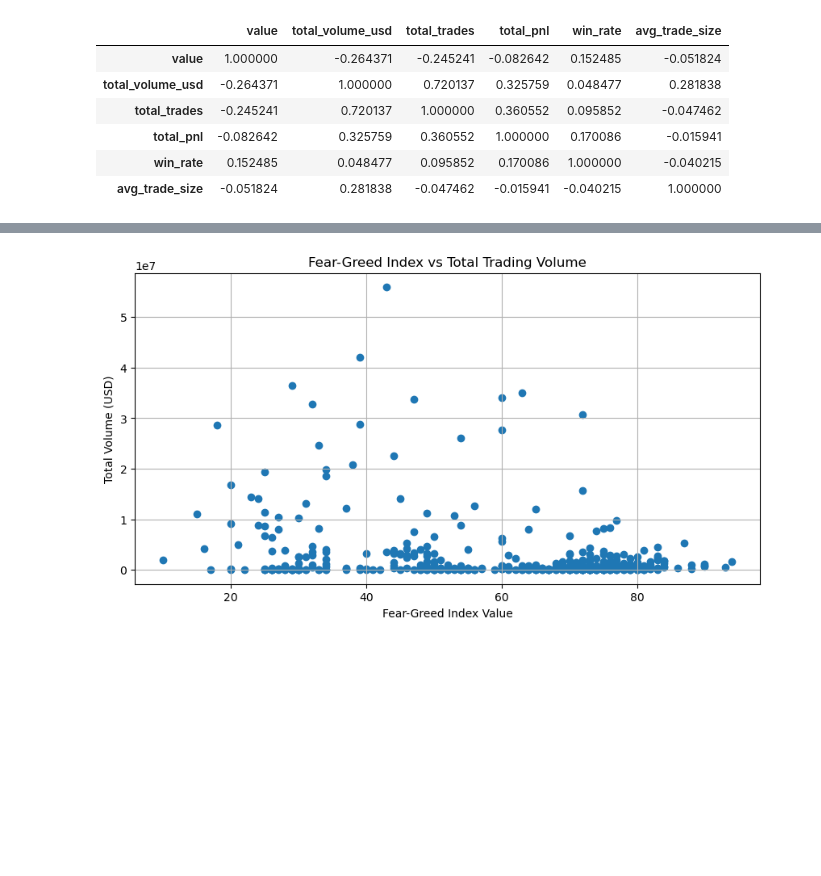
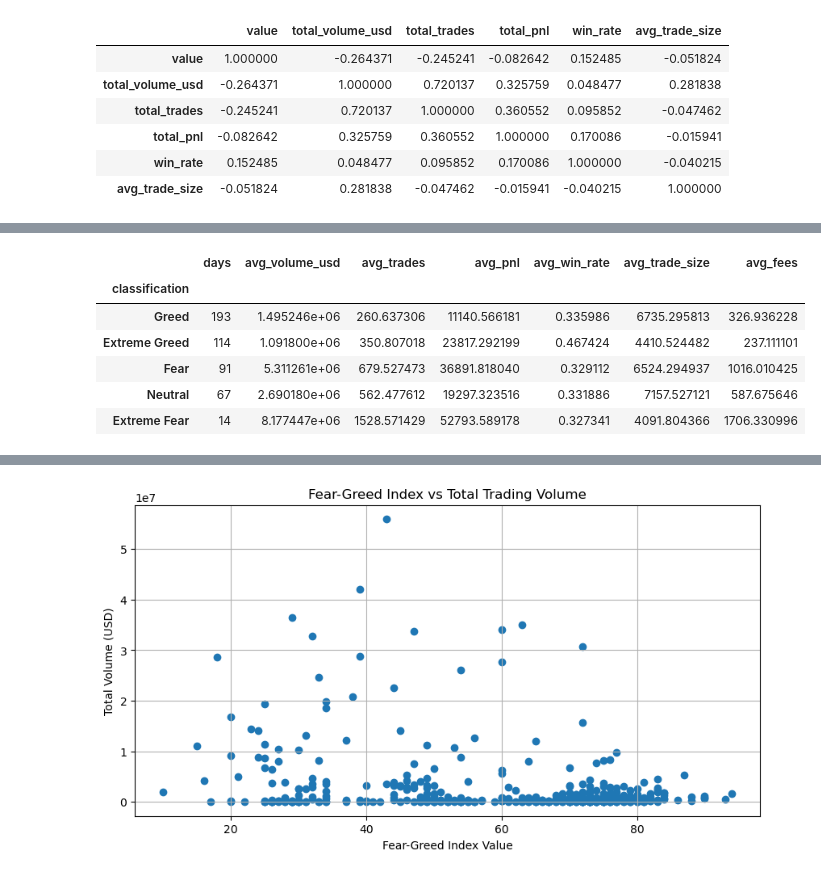
Before and after one commit to harsh2kum/Bitcoin-fear-greed-Trading-insights, a Jupyter notebook: Notebook_1.ipynb, the cells around one changed output, grey strips where cells are left out. Cells and saved outputs as stored; diff of their text form; code cells hidden in the pictures; blank space fills up the shorter version.

```diff
--- a/Trading Analysis.ipynb
+++ b/Notebook_1.ipynb
@@ -161,0 +187,22 @@ display(merged_df[corr_cols].corr())
+# %%
+# Compare trader behavior by sentiment classification
+sentiment_summary = merged_df.groupby("classification").agg(
+    days=("trade_date", "count"),
+    avg_volume_usd=("total_volume_usd", "mean"),
+    avg_trades=("total_trades", "mean"),
+    avg_pnl=("total_pnl", "mean"),
+    avg_win_rate=("win_rate", "mean"),
+    avg_trade_size=("avg_trade_size", "mean"),
+    avg_fees=("total_fees", "mean")
+).sort_values("days", ascending=False)
+
+display(sentiment_summary)
+sentiment_summary.to_csv("csv_files/sentiment_summary.csv")
+# %% [output]
+|  | days | avg_volume_usd | avg_trades | avg_pnl | avg_win_rate | avg_trade_size | avg_fees |
+| classification |  |  |  |  |  |  |  |
+| Greed | 193 | 1.495246e+06 | 260.637306 | 11140.566181 | 0.335986 | 6735.295813 | 326.936228 |
+| Extreme Greed | 114 | 1.091800e+06 | 350.807018 | 23817.292199 | 0.467424 | 4410.524482 | 237.111101 |
+| Fear | 91 | 5.311261e+06 | 679.527473 | 36891.818040 | 0.329112 | 6524.294937 | 1016.010425 |
+| Neutral | 67 | 2.690180e+06 | 562.477612 | 19297.323516 | 0.331886 | 7157.527121 | 587.675646 |
+| Extreme Fear | 14 | 8.177447e+06 | 1528.571429 | 52793.589178 | 0.327341 | 4091.804366 | 1706.330996 |
```
Also changed, not shown: parts of 4 cells of this notebook, 3 other files.
